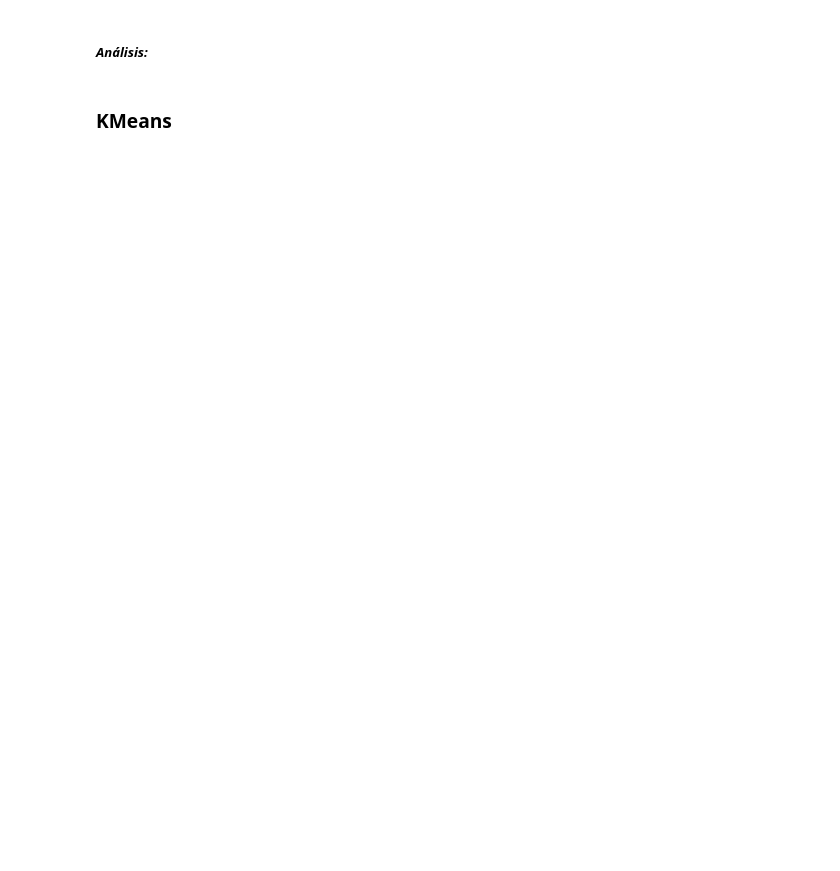
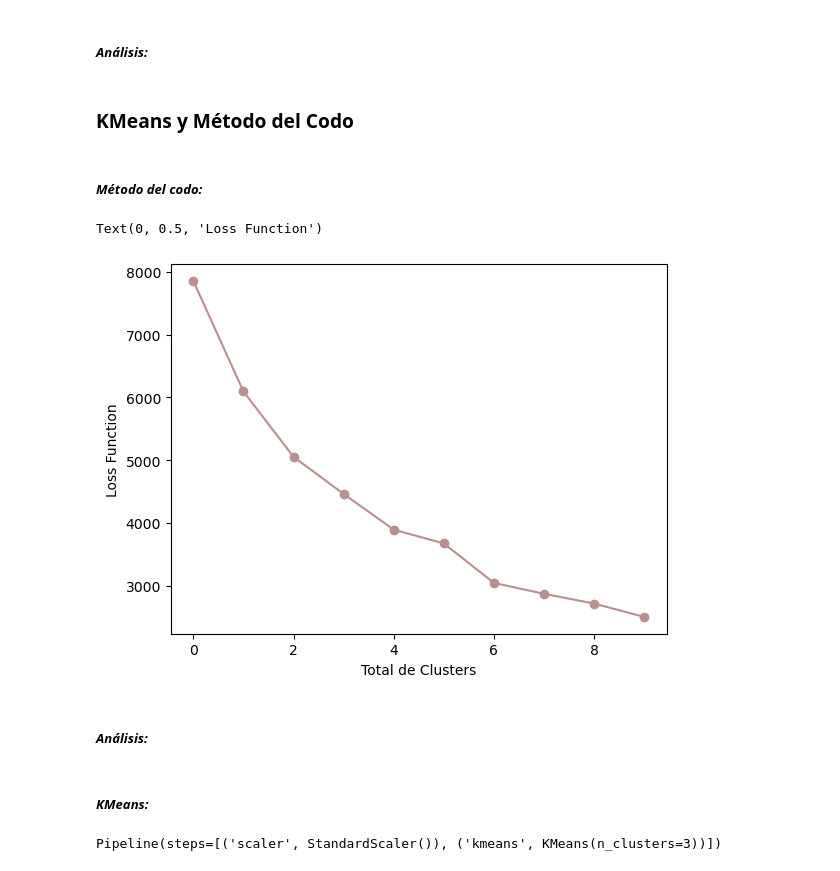
Before and after one commit to arantzaghg/lab_aprendizaje_estadistico, a Jupyter notebook: Tarea KMeans y Shap.ipynb, the cells around one changed output. Saved outputs shown, nothing was run; the diff lists cells and outputs as text; code cells hidden in the pictures; blank space fills up the shorter version.

```diff
--- a/Tarea KMeans y Shap.ipynb
+++ b/Tarea KMeans y Shap.ipynb
@@ -164,4 +169,39 @@ shap.summary_plot(shap_values, X_shap, plot_type="dot")
 # %% [markdown]
 ##### *Análisis:*
 # %% [markdown]
-### **KMeans**
+### **KMeans y Método del Codo**
+# %% [markdown]
+##### *Método del codo:*
+# %%
+df.dropna(axis=0, inplace = True)
+# %%
+inertias = []
+
+K_range = range(1, 11)
+for i in K_range:
+    pipeline = Pipeline([
+    ('scaler', StandardScaler()),
+    ('kmeans', KMeans(n_clusters=i, random_state = 42))
+    ])
+    pipeline.fit(df)
+    inertias.append(pipeline.named_steps['kmeans'].inertia_)
+
+plt.plot(inertias, marker = "o", c = "rosybrown")
+plt.xlabel("Total de Clusters")
+plt.ylabel("Loss Function")
+# %% [output]
+Text(0, 0.5, 'Loss Function')
+[figure, added]
+# %% [markdown]
+##### *Análisis:*
+# %% [markdown]
+##### *KMeans:*
+# %%
+pipeline = Pipeline([
+    ('scaler', StandardScaler()),
+    ('kmeans', KMeans(n_clusters=3))
+])
+
+pipeline.fit(df)
+# %% [output]
+Pipeline(steps=[('scaler', StandardScaler()), ('kmeans', KMeans(n_clusters=3))])
```
Also changed, not shown: parts of 11 cells of this notebook.
